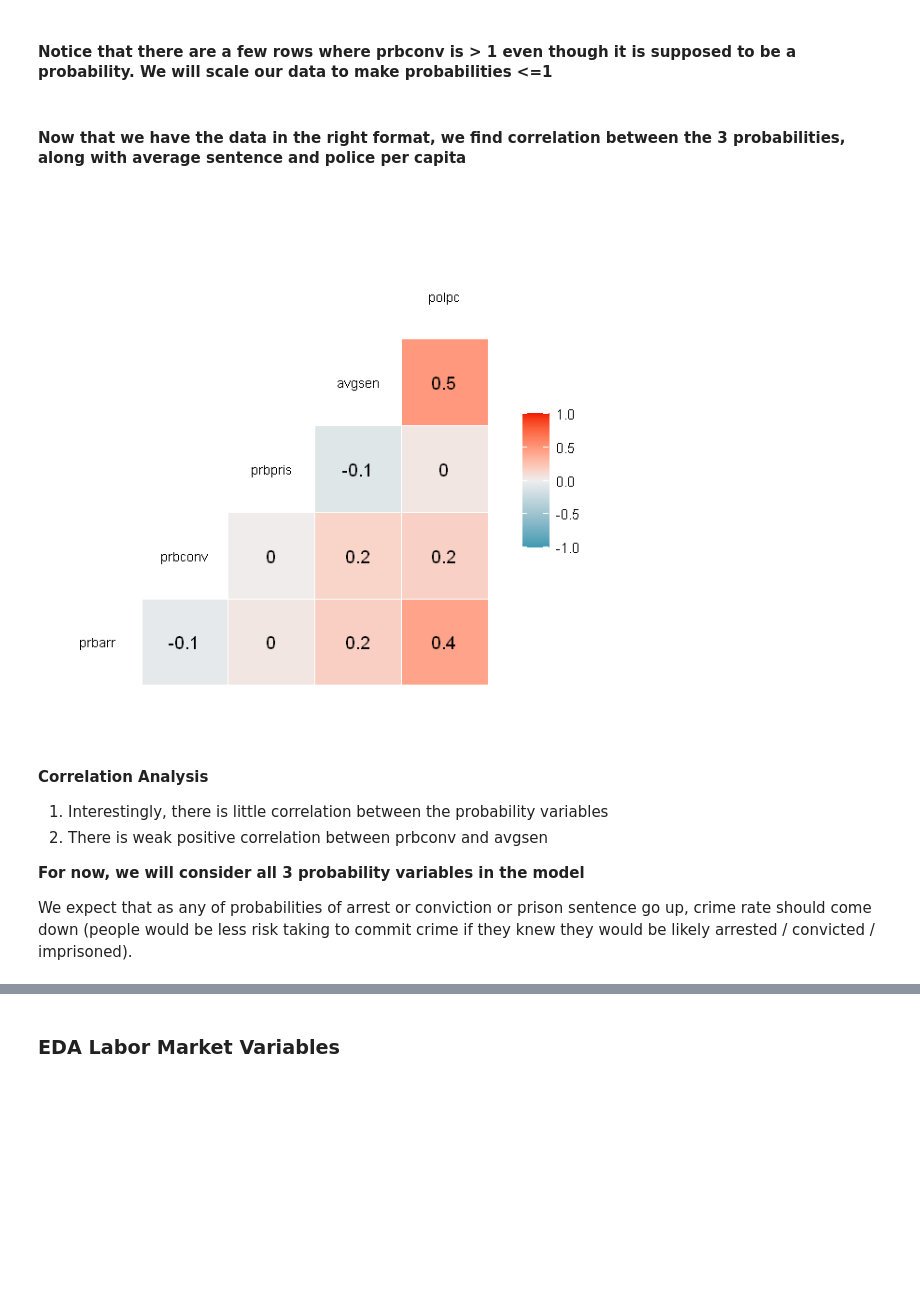
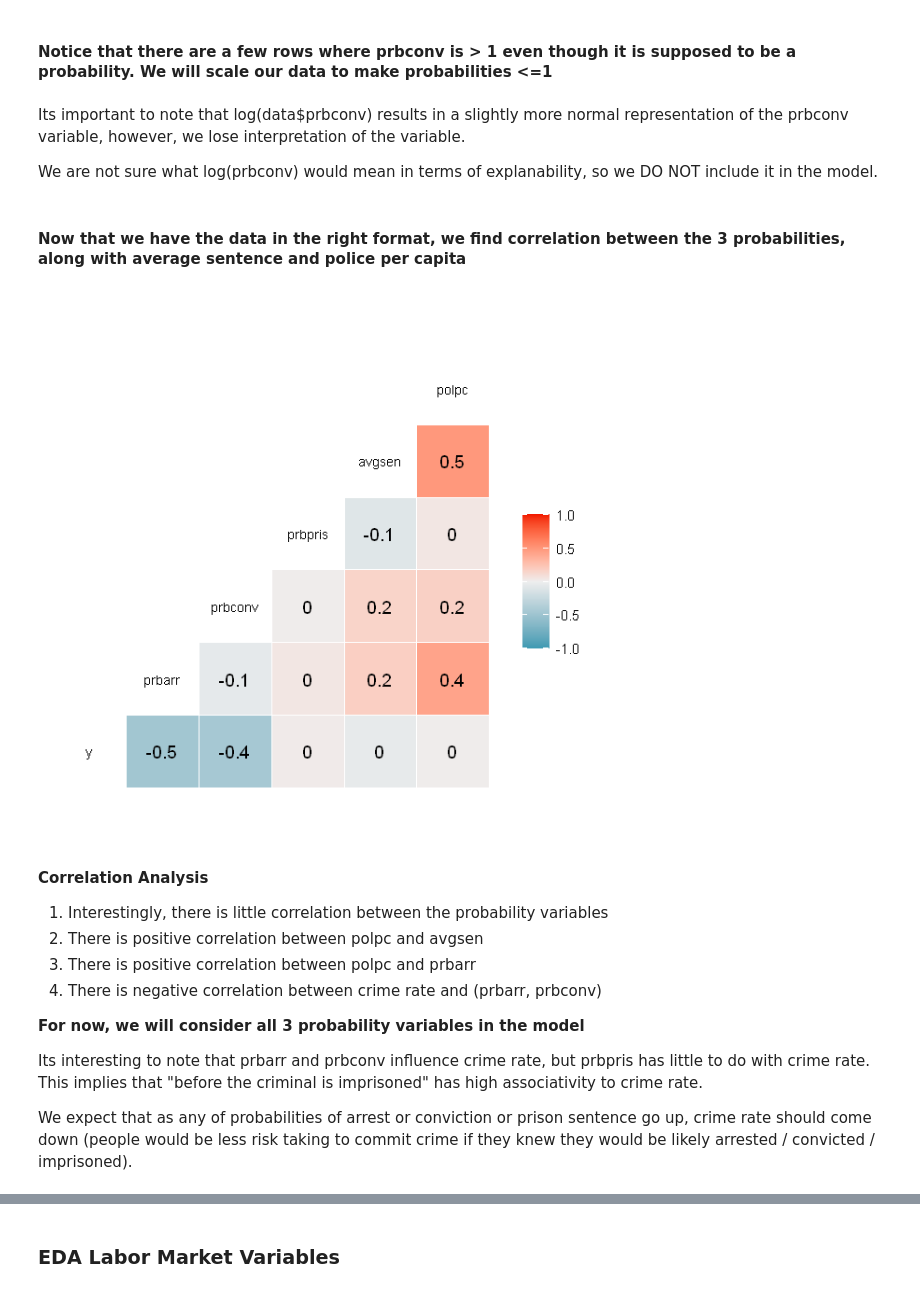
Before and after one commit to abhisha1991/w203_lab3, a Jupyter notebook: w203_lab3.ipynb, the cells around one changed output, grey strips where cells are left out. Cells and saved outputs as stored; diff of their text form; code cells hidden in the pictures; blank space fills up the shorter version.

Commit message:
added final model

```diff
--- a/w203_lab3.ipynb
+++ b/w203_lab3.ipynb
@@ -356,20 +296,28 @@ data$prbarr = data$prbarr / max(data$prbarr)
 #### Notice that there are a few rows where prbconv is > 1 even though it is supposed to be a probability. We will scale our data to make probabilities <=1
 # %%
 data$prbconv = data$prbconv / max(data$prbconv)
+# %% [markdown]
+Its important to note that log(data$prbconv) results in a slightly more normal representation of the prbconv variable, however, we lose interpretation of the variable.
+
+We are not sure what log(prbconv) would mean in terms of explanability, so we DO NOT include it in the model.
 # %% [markdown]
 #### Now that we have the data in the right format, we find correlation between the 3 probabilities, along with average sentence and police per capita
 # %%
-ggcorr(data[, c("prbarr", "prbconv", "prbpris", "avgsen", "polpc")], size = 3, label=TRUE)
+ggcorr(data[, c("y", "prbarr", "prbconv", "prbpris", "avgsen", "polpc")], size = 3, label=TRUE)
 # %% [output]
-[figure, old version]
+[figure, new version]
 # %% [markdown]
 **Correlation Analysis**
 
 1. Interestingly, there is little correlation between the probability variables
-2. There is weak positive correlation between prbconv and avgsen
+2. There is positive correlation between polpc and avgsen
+3. There is positive correlation between polpc and prbarr
+4. There is negative correlation between crime rate and (prbarr, prbconv)
 
 **For now, we will consider all 3 probability variables in the model**
 
+Its interesting to note that prbarr and prbconv influence crime rate, but prbpris has little to do with crime rate. This implies that "before the criminal is imprisoned" has high associativity to crime rate.
+
 We expect that as any of probabilities of arrest or conviction or prison sentence go up, crime rate should come down (people would be less risk taking to commit crime if they knew they would be likely arrested / convicted / imprisoned).
 # %%
 # Finally there's nothing special about the avgsen and polpc variables.
```
Also changed, not shown: parts of 42 cells of this notebook, 1 other file.
